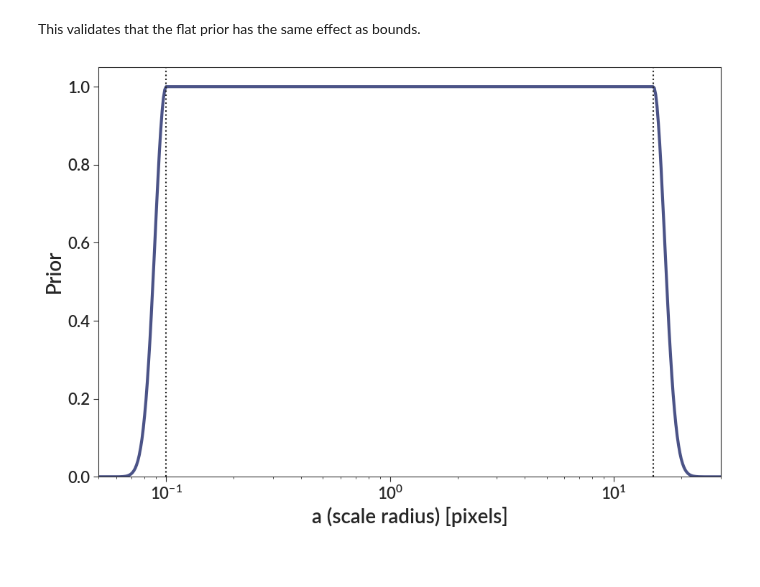
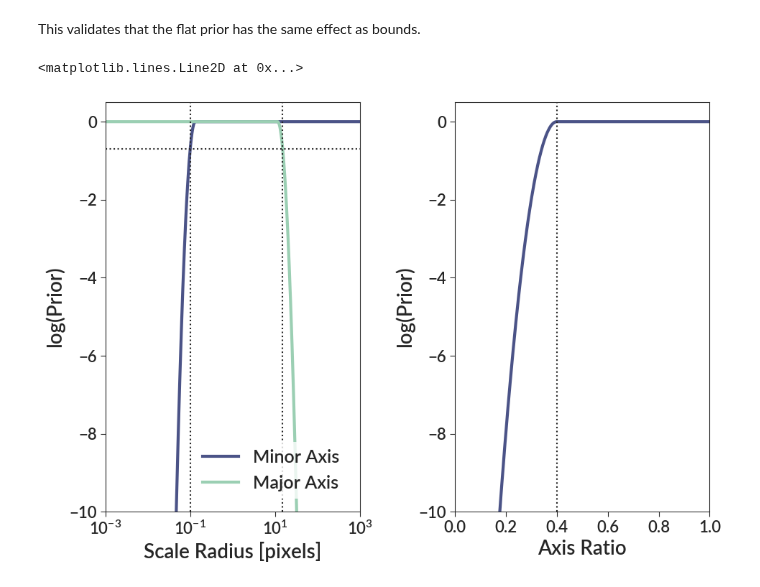
Before and after one commit to gillenbrown/LEGUS-sizes, a Jupyter notebook: testing/prior.ipynb, the cells around one changed output. Cells and saved outputs as stored; diff of their text form; code cells hidden in the pictures.

Commit message:
updated priors
separated major and minor axis priors.
This punishes excessive axis ratios even more if they give small minor axes. Also updated the location and width of the prior on axis ratio

```diff
--- a/testing/prior.ipynb
+++ b/testing/prior.ipynb
@@ -5,16 +5,3 @@ import numpy as np
 import betterplotlib as bpl
 
 bpl.set_style()
-# %%
-def lognormal(x, mean, log_sigma):
-    """
-    Lognormal distribution PDF. This is not normalized to unit
-    area, but normalized to a peak value of 1, so function
-    in concert with a flat prior.
-
-    :param x: X values to determine the value of the PDF at
-    :param mean: Mean of the Gaussian
-    :param sigma: Standard deviation of the Gaussian
-    :return: Value of the gamma PDF at this location
-    """
-    return np.exp(-0.5 * ((np.log10(x) - np.log10(mean)) / log_sigma) ** 2)
@@ -32,11 +7,0 @@ ys = [flat_with_lognormal_edges(x, 0.1, 15, 0.05) for x in xs]
-# %%
-fig, ax = bpl.subplots()
-ax.plot(xs, ys)
-ax.set_xscale("log")
-ax.set_limits(0.05, 30, 0, 1.05)
-ax.axvline(0.1, ls=":")
-ax.axvline(15, ls=":")
-ax.add_labels("a (scale radius) [pixels]", "Prior")
-fig.savefig("a_prior.png")
-# %% [output]
-[figure, removed]
@@ -42,0 +74,25 @@ fig.savefig("a_prior.png")
+# %%
+fig, axs = bpl.subplots(ncols=2)
+
+a_values = np.logspace(-3, 3, 1000)
+lower_prior = [flat_with_normal_edge(np.log10(a), np.log10(0.1), 0.1, 0.5, "lower") for a in a_values]
+upper_prior = [flat_with_normal_edge(np.log10(a), np.log10(15), 0.1, 0.5, "upper") for a in a_values]
+axs[0].plot(a_values, lower_prior, label="Minor Axis")
+axs[0].plot(a_values, upper_prior, label="Major Axis")
+axs[0].legend()
+axs[0].add_labels("Scale Radius [pixels]", "log(Prior)")
+axs[0].set_limits(1e-3, 1e3, -10, 0.5)
+axs[0].set_xscale("log")
+axs[0].axvline(0.1, ls=":")
+axs[0].axvline(15, ls=":")
+axs[0].axhline(np.log(1/2), ls=":")
+
+q_values = np.linspace(0, 1, 1000)
+q_prior = [flat_with_normal_edge(q, 0.4, 0.05, 1.0, "lower") for q in q_values]
+axs[1].plot(q_values, q_prior)
+axs[1].add_labels("Axis Ratio", "log(Prior)")
+axs[1].set_limits(0, 1, -10, 0.5)
+axs[1].axvline(0.4, ls=":")
+# %% [output]
+<matplotlib.lines.Line2D at 0x...>
+[figure, added]
```
Also changed, not shown: parts of 3 cells of this notebook, 1 other file.
